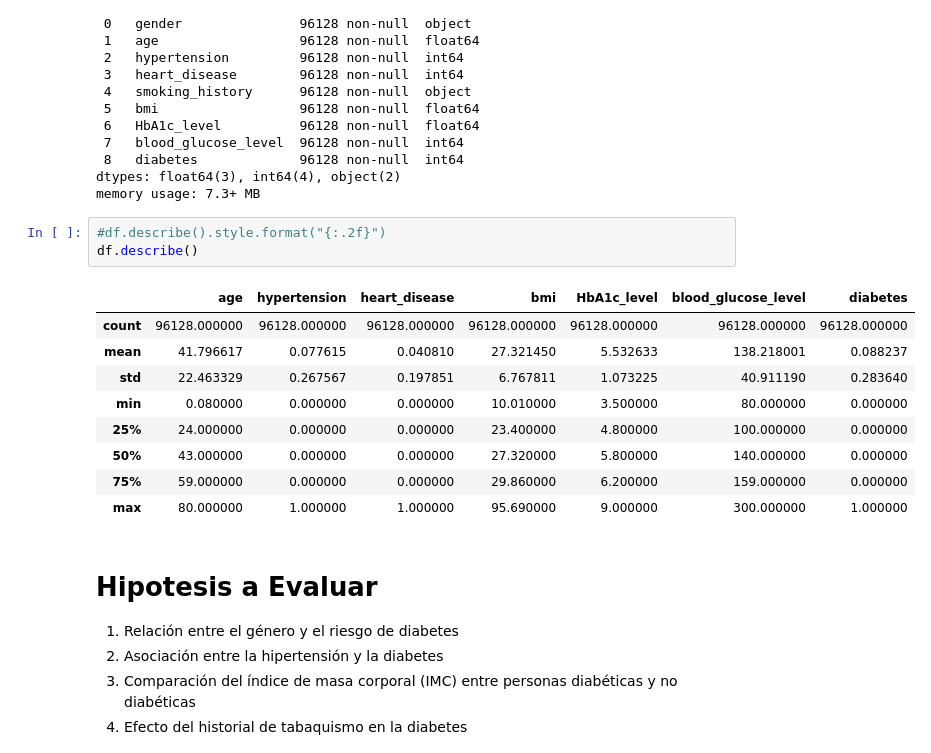
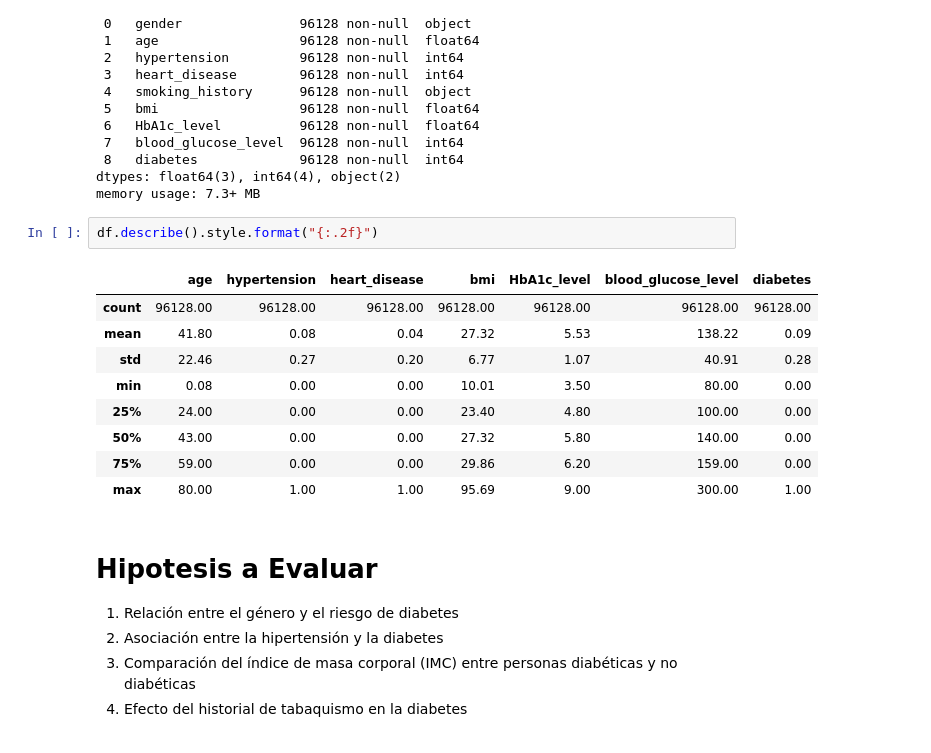
Before and after one commit to josealvins/coderhouse-datascience1, a Jupyter notebook: Diabetes_Prediction_José_Alvins.ipynb, the cells around one changed output. Saved outputs shown, nothing was run; the diff lists cells and outputs as text.

```diff
--- a/Diabetes_Prediction_José_Alvins.ipynb
+++ b/Diabetes_Prediction_José_Alvins.ipynb
@@ -146,18 +148,17 @@ Data columns (total 9 columns):
 dtypes: float64(3), int64(4), object(2)
 memory usage: 7.3+ MB
 # %%
-#df.describe().style.format("{:.2f}")
-df.describe()
+df.describe().style.format("{:.2f}")
 # %% [output]
 |  | age | hypertension | heart_disease | bmi | HbA1c_level | blood_glucose_level | diabetes |
-| count | 96128.000000 | 96128.000000 | 96128.000000 | 96128.000000 | 96128.000000 | 96128.000000 | 96128.000000 |
-| mean | 41.796617 | 0.077615 | 0.040810 | 27.321450 | 5.532633 | 138.218001 | 0.088237 |
-| std | 22.463329 | 0.267567 | 0.197851 | 6.767811 | 1.073225 | 40.911190 | 0.283640 |
-| min | 0.080000 | 0.000000 | 0.000000 | 10.010000 | 3.500000 | 80.000000 | 0.000000 |
-| 25% | 24.000000 | 0.000000 | 0.000000 | 23.400000 | 4.800000 | 100.000000 | 0.000000 |
-| 50% | 43.000000 | 0.000000 | 0.000000 | 27.320000 | 5.800000 | 140.000000 | 0.000000 |
-| 75% | 59.000000 | 0.000000 | 0.000000 | 29.860000 | 6.200000 | 159.000000 | 0.000000 |
-| max | 80.000000 | 1.000000 | 1.000000 | 95.690000 | 9.000000 | 300.000000 | 1.000000 |
+| count | 96128.00 | 96128.00 | 96128.00 | 96128.00 | 96128.00 | 96128.00 | 96128.00 |
+| mean | 41.80 | 0.08 | 0.04 | 27.32 | 5.53 | 138.22 | 0.09 |
+| std | 22.46 | 0.27 | 0.20 | 6.77 | 1.07 | 40.91 | 0.28 |
+| min | 0.08 | 0.00 | 0.00 | 10.01 | 3.50 | 80.00 | 0.00 |
+| 25% | 24.00 | 0.00 | 0.00 | 23.40 | 4.80 | 100.00 | 0.00 |
+| 50% | 43.00 | 0.00 | 0.00 | 27.32 | 5.80 | 140.00 | 0.00 |
+| 75% | 59.00 | 0.00 | 0.00 | 29.86 | 6.20 | 159.00 | 0.00 |
+| max | 80.00 | 1.00 | 1.00 | 95.69 | 9.00 | 300.00 | 1.00 |
 # %% [markdown]
 # **Hipotesis a Evaluar**
 
```
Also changed, not shown: parts of 3 cells of this notebook.
